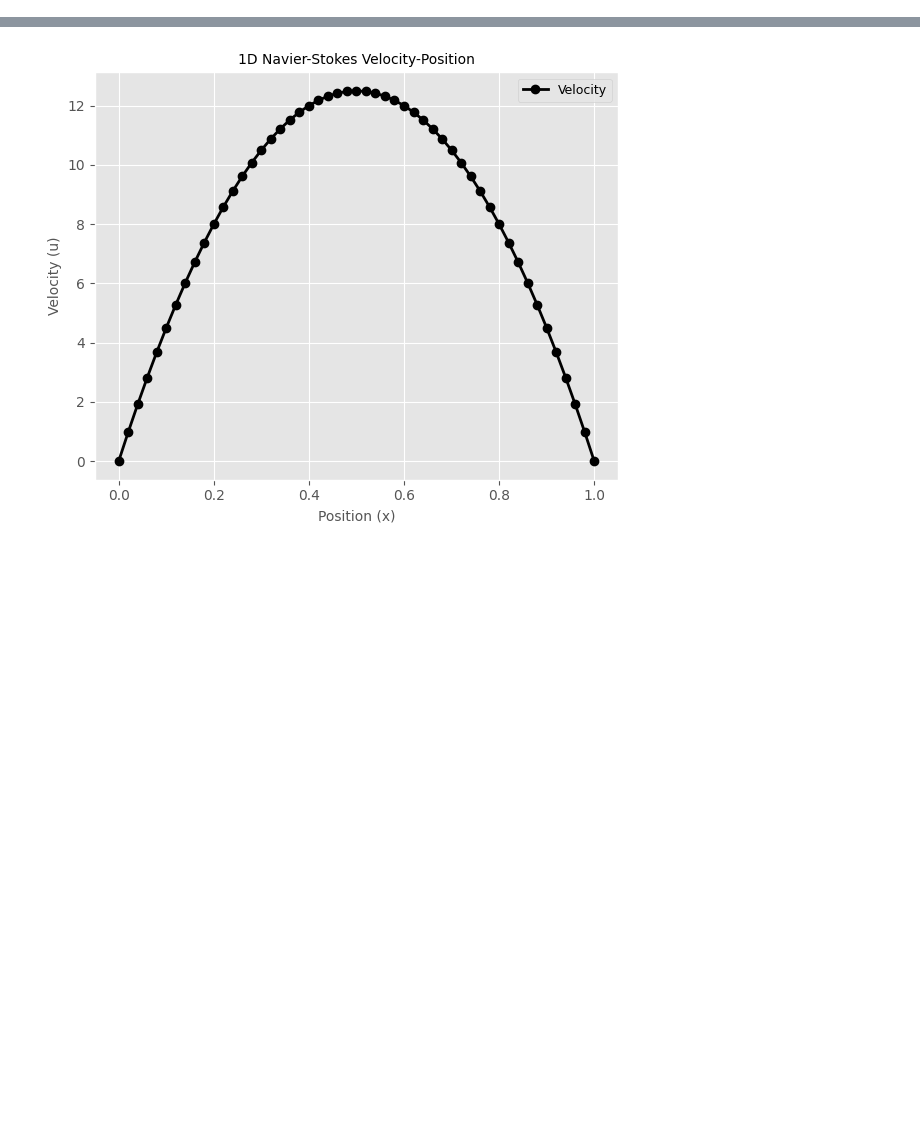
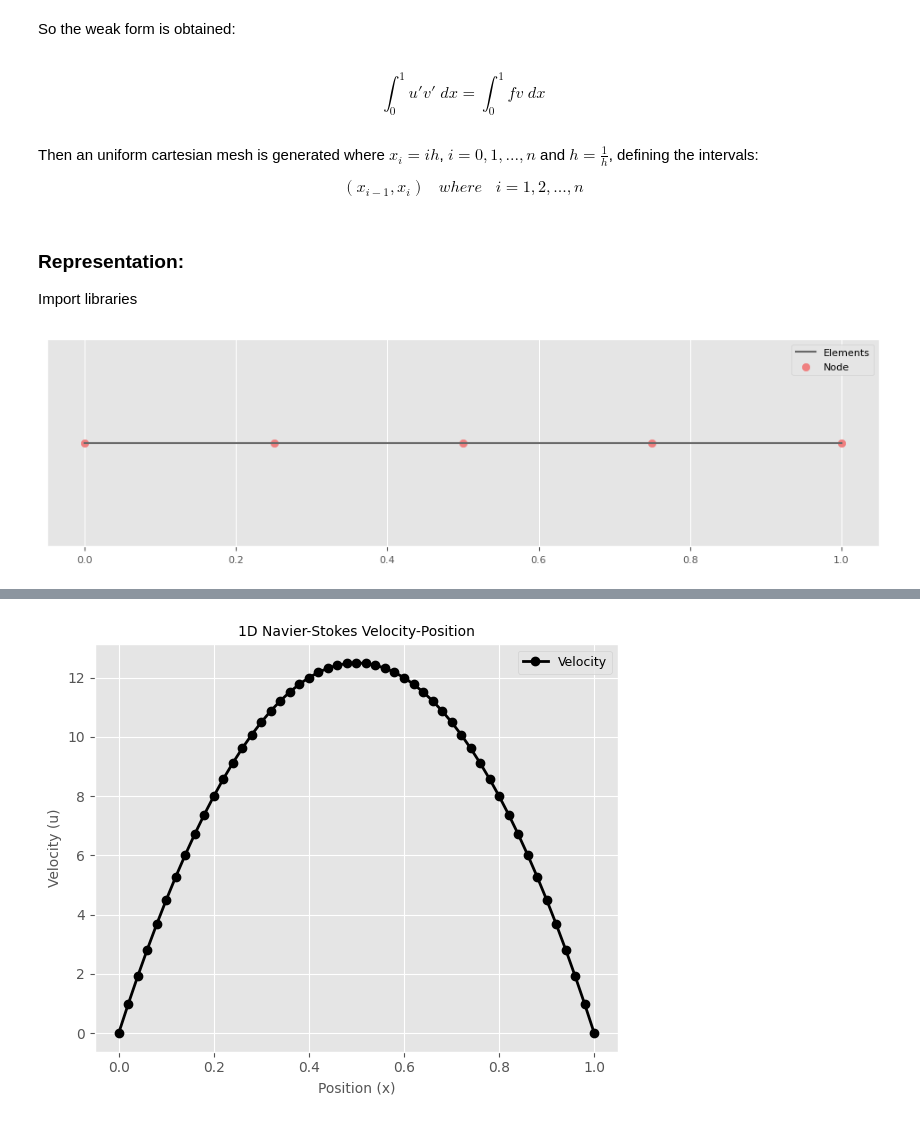
Before and after one commit to anfbermudezme/Electron-Viscous-Flux, a Jupyter notebook: Resources/FEM_1D.ipynb, the cells around one changed output, grey strips where cells are left out. Saved outputs shown, nothing was run; the diff lists cells and outputs as text; code cells hidden in the pictures; blank space fills up the shorter version.

Commit message:
feat: add theory and representations of FEM.

```diff
--- a/Resources/FEM_1D.ipynb
+++ b/Resources/FEM_1D.ipynb
@@ -0,0 +21,16 @@
+# %% [markdown]
+So the weak form is obtained:
+# %% [markdown]
+\begin{equation*}
+    \int_0^1 u'v'\;dx = \int_0^1 fv\;dx
+\end{equation*}
+# %% [markdown]
+Then an uniform cartesian mesh is generated where $x_i=ih$, $i=0,1,...,n$ and $h=\frac{1}{h}$, defining the intervals:
+
+\begin{equation*}
+    (x_{i-1},x_i)\;\;\;where\;\;\;i=1,2,...,n
+\end{equation*}
+# %% [markdown]
+### Representation:
+
+Import libraries
@@ -0,0 +41,12 @@
+# %%
+plt.figure(figsize=(12, 3))
+x = np.linspace(0, 1, 1000)
+ax = plt.axes()
+ax.plot(np.array([0, 1/4., 1/2., 3/4., 1]), np.array([0, 0, 0, 0, 0]), label='Elements', color='dimgrey')
+ax.scatter(np.array([0, 1/4., 1/2., 3/4., 1]), np.array([0, 0, 0, 0, 0]), label='Node', color='lightcoral')
+ax.tick_params(labelsize=8)
+ax.axes.get_yaxis().set_visible(False)
+plt.legend(loc='best', fontsize=8)
+plt.show()
+# %% [output]
+[figure, added]
```
Also changed, not shown: parts of 21 cells of this notebook.
